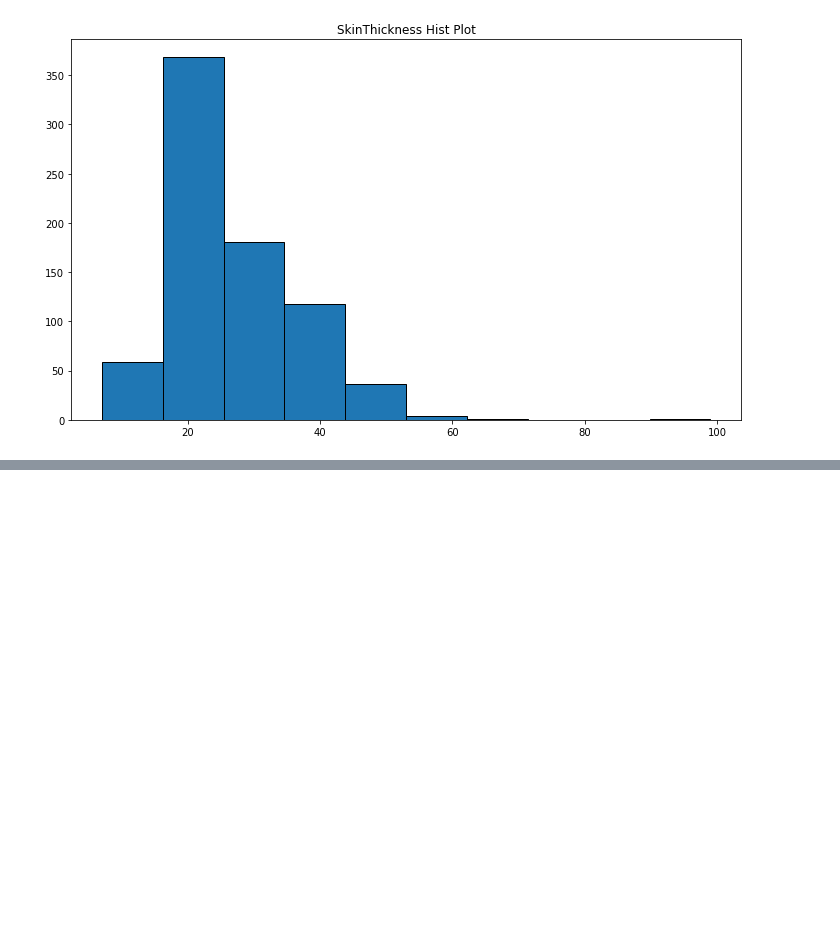
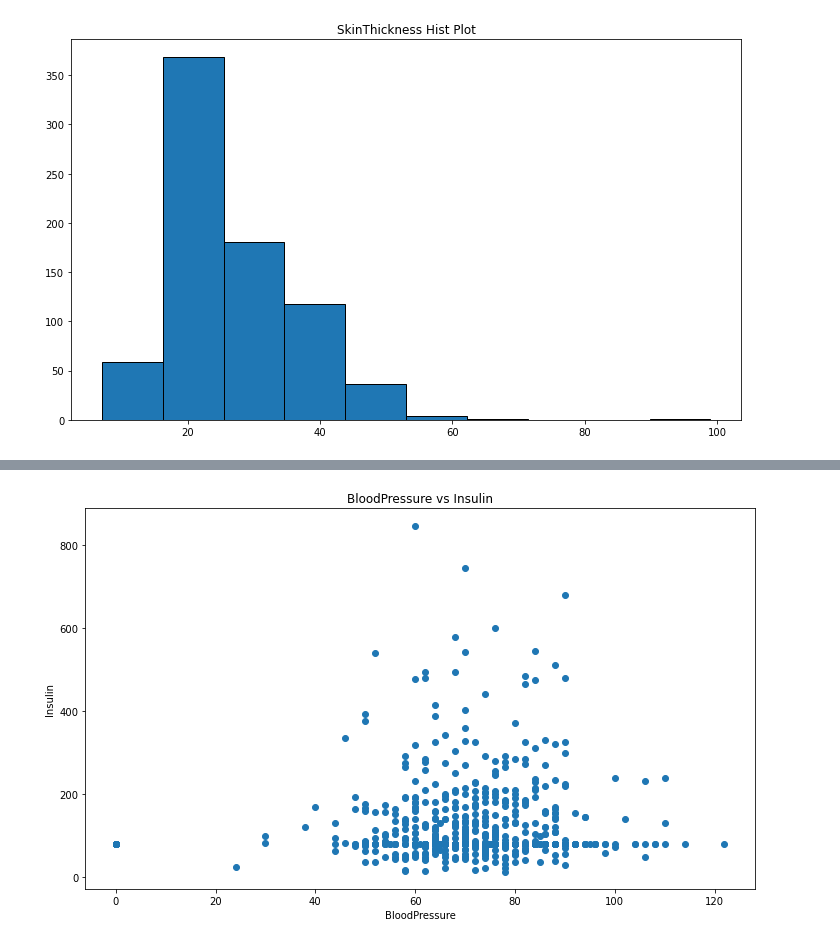
Before and after one commit to shamirchulliyan/Logistic-Regression, a Jupyter notebook: Diabetes.ipynb, the cells around one changed output, grey strips where cells are left out. Cells and saved outputs as stored; diff of their text form; code cells hidden in the pictures; blank space fills up the shorter version.

```diff
--- a/Diabetes.ipynb
+++ b/Diabetes.ipynb
@@ -36,0 +55,9 @@ plt.show()
+# %%
+plt.figure(figsize = (12, 7))
+plt.scatter("BloodPressure", "Insulin", data = df)
+plt.title("BloodPressure vs Insulin")
+plt.xlabel("BloodPressure")
+plt.ylabel("Insulin")
+plt.show()
+# %% [output]
+[figure, added]
```
Also changed, not shown: parts of 8 cells of this notebook.
